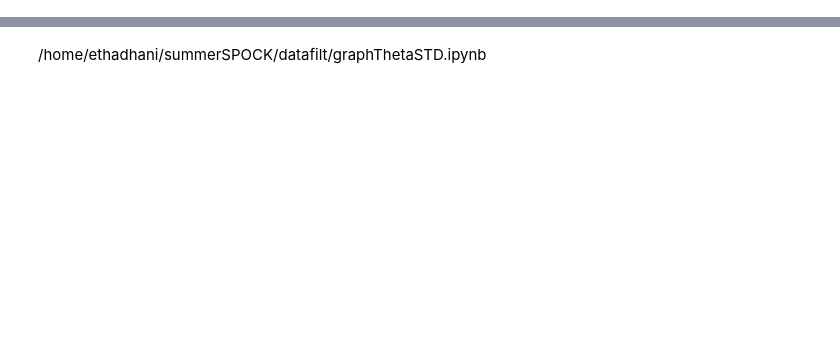
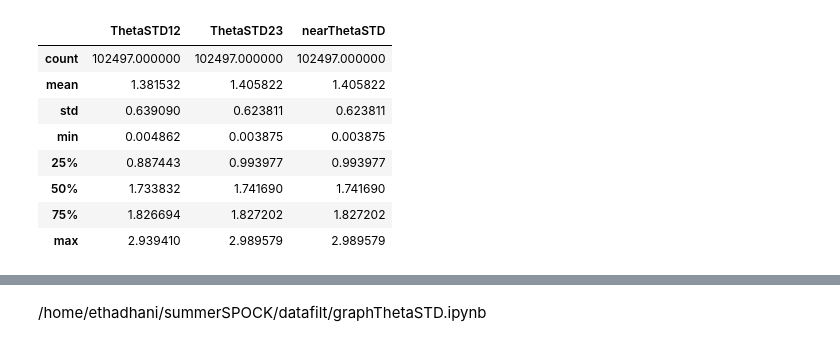
Before and after one commit to Ethadhani/spockUpdate, a Jupyter notebook: paper_plots/testing.ipynb, the cells around one changed output, grey strips where cells are left out. Saved outputs shown, nothing was run; the diff lists cells and outputs as text; code cells hidden in the pictures; blank space fills up the shorter version.

```diff
--- a/paper_plots/testing.ipynb
+++ b/paper_plots/testing.ipynb
@@ -33 +83,13 @@ import matplotlib as mpl
+# %%
+data[['ThetaSTD12','ThetaSTD23','nearThetaSTD']].describe()
+# %% [output]
+|  | ThetaSTD12 | ThetaSTD23 | nearThetaSTD |
+| count | 102497.000000 | 102497.000000 | 102497.000000 |
+| mean | 1.381532 | 1.405822 | 1.405822 |
+| std | 0.639090 | 0.623811 | 0.623811 |
+| min | 0.004862 | 0.003875 | 0.003875 |
+| 25% | 0.887443 | 0.993977 | 0.993977 |
+| 50% | 1.733832 | 1.741690 | 1.741690 |
+| 75% | 1.826694 | 1.827202 | 1.827202 |
+| max | 2.939410 | 2.989579 | 2.989579 |
 # %%
```
Also changed, not shown: parts of 22 cells of this notebook, 2 other files.
